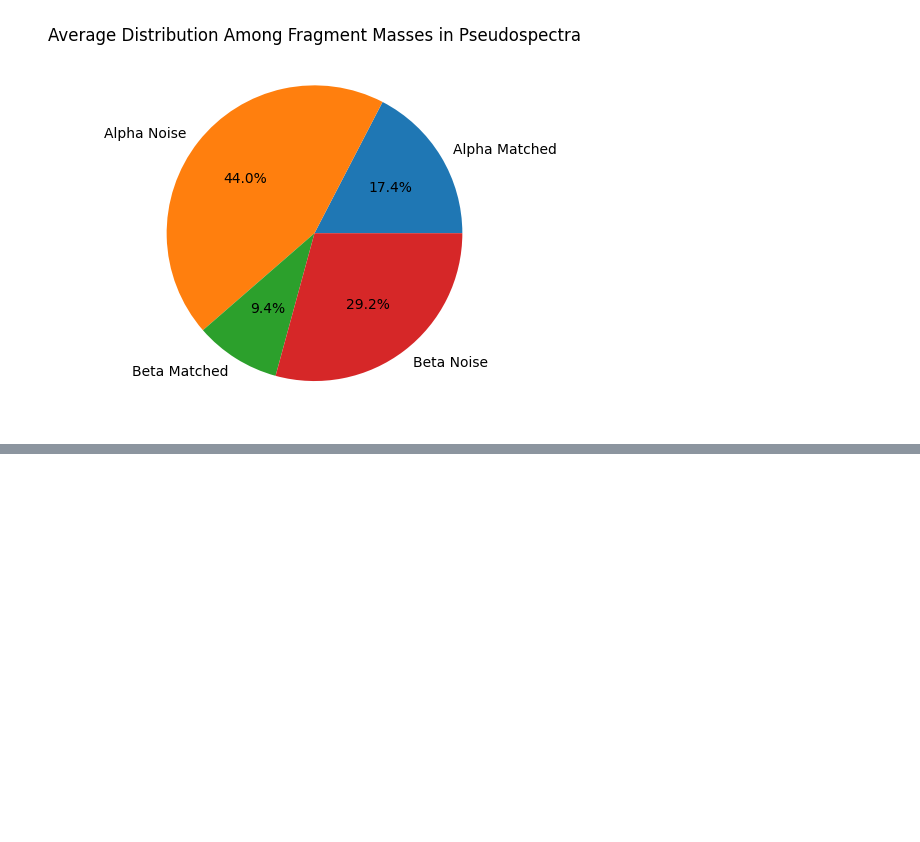
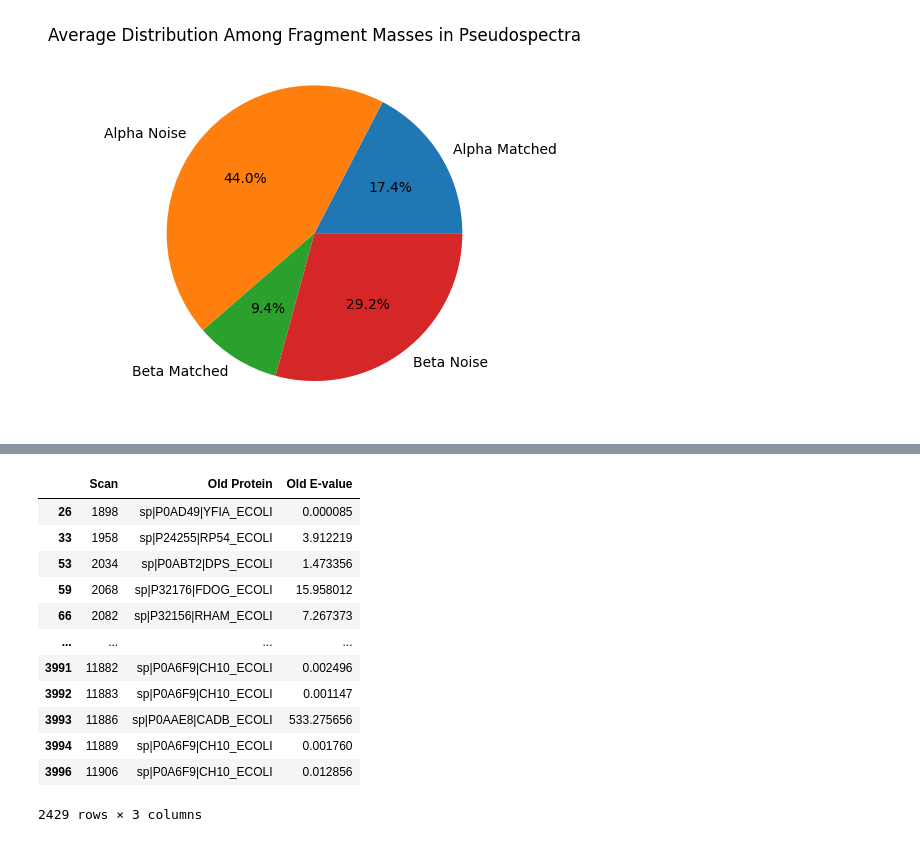
Before and after one commit to todanielwang/TopMPI, a Jupyter notebook: notebook.ipynb, the cells around one changed output, grey strips where cells are left out. Cells and saved outputs as stored; diff of their text form; code cells hidden in the pictures; blank space fills up the shorter version.

```diff
--- a/notebook.ipynb
+++ b/notebook.ipynb
@@ -1561,0 +1669,25 @@ plt.savefig("piechart.png", dpi=1200)
+# %%
+import pandas as pd
+
+df = pd.read_csv("/home/daniel/Desktop/datafiles/RealData/ecoli/DDA/20231215_ecoli_400ng/20231215_ecoli_400ng_daniel_1_MSDeplex/Result_final.tsv", sep="\t")
+result = pd.read_csv("/home/daniel/Desktop/datafiles/RealData/ecoli/DDA/20231215_ecoli_400ng/20231215_ecoli_400ng_daniel_1_MSDeplex/resolved_ms2_toppic_prsm_single.tsv", sep="\t", skiprows=29)
+
+filteredA = df[(~(df["A+B_1"] == "-") & ~(df["A+B_2"] == "-") & (df["choice"] == "A"))][["Scan", "A+B_1", "A+B_1 E-value"]].rename(columns={'A+B_1': 'Old Protein', 'A+B_1 E-value': 'Old E-value'})
+filteredB = df[(~(df["B+A_1"] == "-") & ~(df["B+A_2"] == "-") & (df["choice"] == "B"))][["Scan", "B+A_1", "B+A_1 E-value"]].rename(columns={'B+A_1': 'Old Protein', 'B+A_1 E-value': 'Old E-value'})
+
+filtered = pd.concat([filteredA, filteredB])
+filtered
+# %% [output]
+|  | Scan | Old Protein | Old E-value |
+| 26 | 1898 | sp|P0AD49|YFIA_ECOLI | 0.000085 |
+| 33 | 1958 | sp|P24255|RP54_ECOLI | 3.912219 |
+| 53 | 2034 | sp|P0ABT2|DPS_ECOLI | 1.473356 |
+| 59 | 2068 | sp|P32176|FDOG_ECOLI | 15.958012 |
+| 66 | 2082 | sp|P32156|RHAM_ECOLI | 7.267373 |
+| ... | ... | ... | ... |
+| 3991 | 11882 | sp|P0A6F9|CH10_ECOLI | 0.002496 |
+| 3992 | 11883 | sp|P0A6F9|CH10_ECOLI | 0.001147 |
+| 3993 | 11886 | sp|P0AAE8|CADB_ECOLI | 533.275656 |
+| 3994 | 11889 | sp|P0A6F9|CH10_ECOLI | 0.001760 |
+| 3996 | 11906 | sp|P0A6F9|CH10_ECOLI | 0.012856 |
+2429 rows × 3 columns
```
Also changed, not shown: parts of 9 cells of this notebook, 11 other files.
